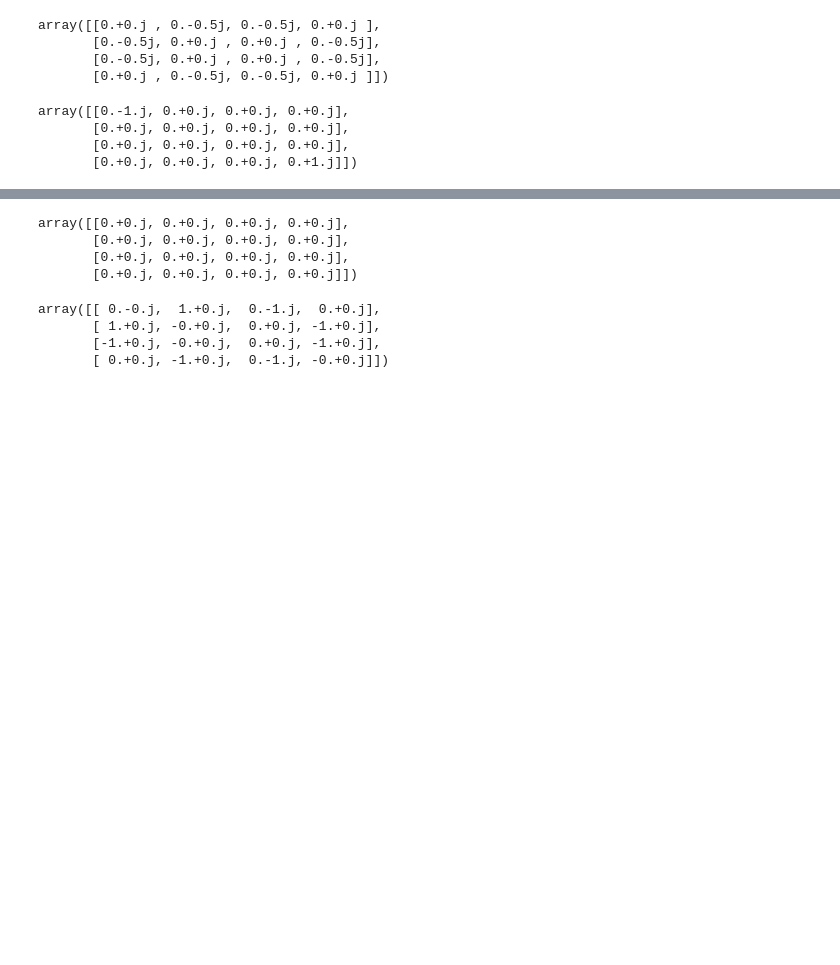
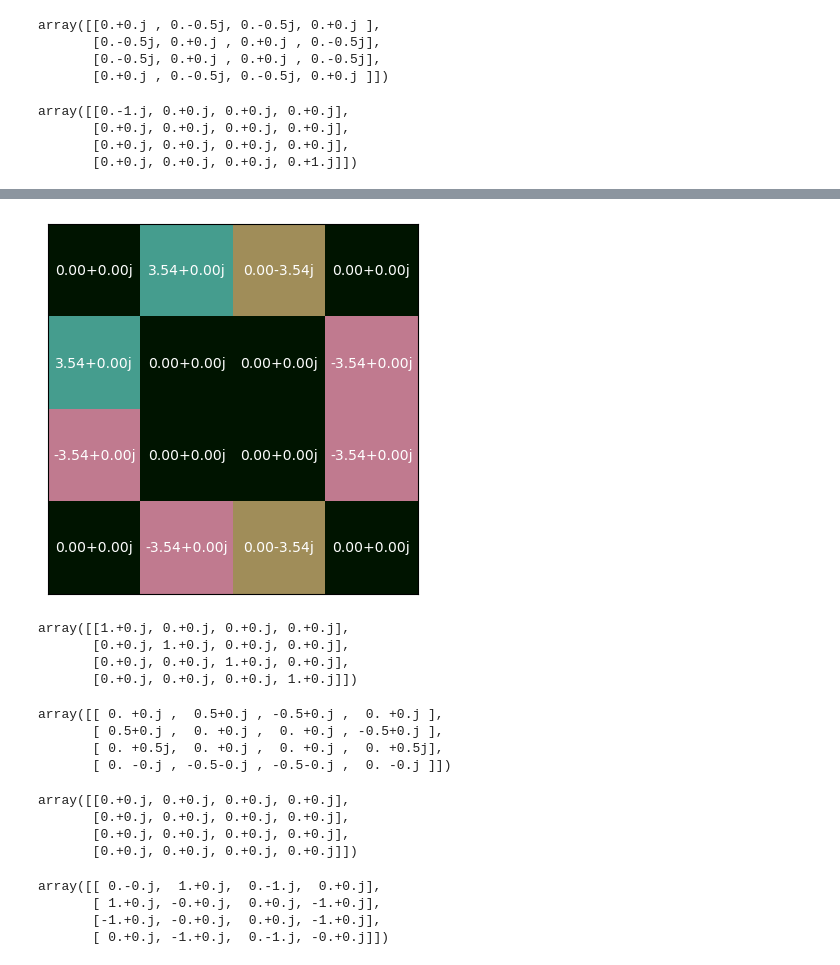
Before and after one commit to apuranik1/algebra, a Jupyter notebook: notebooks/scratch.ipynb, the cells around one changed output, grey strips where cells are left out. Drawn from its saved outputs; the diff is of its cells as text; code cells hidden in the pictures; blank space fills up the shorter version.

```diff
--- a/notebooks/scratch.ipynb
+++ b/notebooks/scratch.ipynb
@@ -77,3 +143,21 @@ array([[-0.+0.j,  1.+0.j,  0.-1.j,  0.+0.j],
+# %%
+complex_heatmap(S * 5)
+# %% [output]
+[figure, added]
+# %%
+S @ S.conj().T
+# %% [output]
+array([[1.+0.j, 0.+0.j, 0.+0.j, 0.+0.j],
+       [0.+0.j, 1.+0.j, 0.+0.j, 0.+0.j],
+       [0.+0.j, 0.+0.j, 1.+0.j, 0.+0.j],
+       [0.+0.j, 0.+0.j, 0.+0.j, 1.+0.j]])
+# %%
+np.linalg.inv(S)
+# %% [output]
+array([[ 0. +0.j ,  0.5+0.j , -0.5+0.j ,  0. +0.j ],
+       [ 0.5+0.j ,  0. +0.j ,  0. +0.j , -0.5+0.j ],
+       [ 0. +0.5j,  0. +0.j ,  0. +0.j ,  0. +0.5j],
+       [ 0. -0.j , -0.5-0.j , -0.5-0.j ,  0. -0.j ]])
 # %%
 S @ so31.K2 - vector_rep(so31.K2) @ S
 # %% [output]
```
Also changed, not shown: parts of 18 cells of this notebook, 8 other files.
